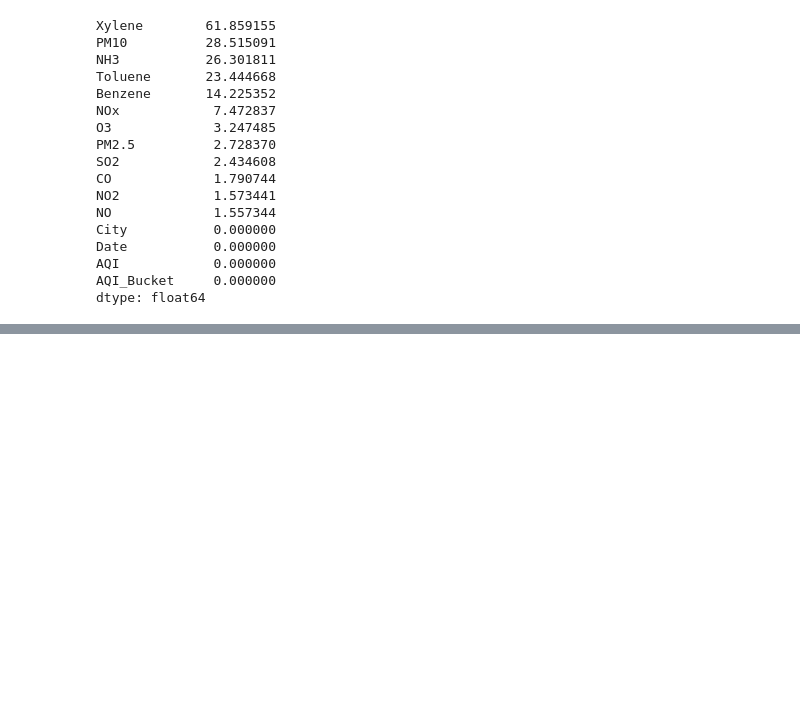
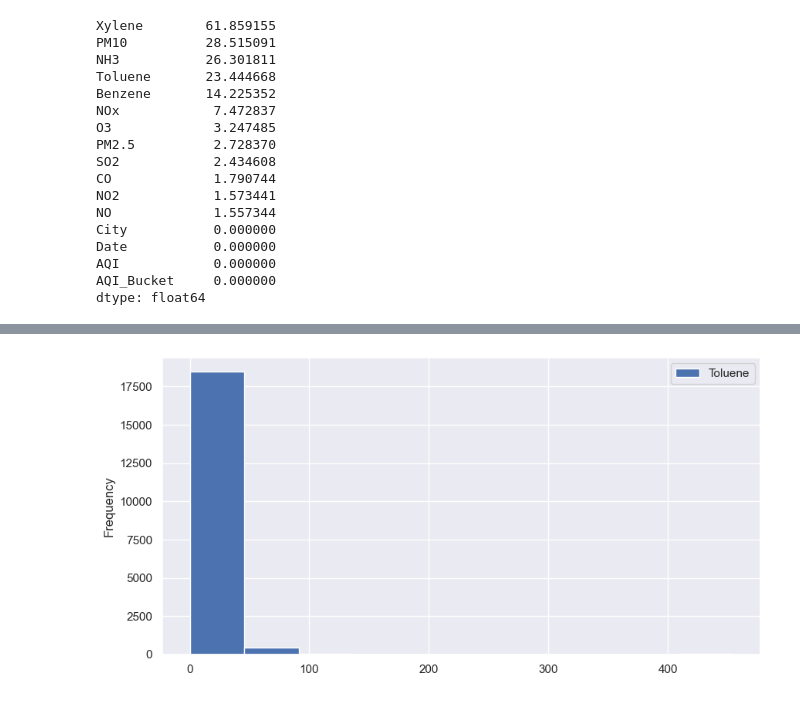
Before and after one commit to Siddhikengar/Air-Quality-Index-Prediction-Model, a Jupyter notebook: AQI_pridiction_model.ipynb, the cells around one changed output, grey strips where cells are left out. Drawn from its saved outputs; the diff is of its cells as text; code cells hidden in the pictures; blank space fills up the shorter version.

```diff
--- a/AQI_pridiction_model.ipynb
+++ b/AQI_pridiction_model.ipynb
@@ -148,0 +174,6 @@ dtype: float64
+# %%
+df['Toluene'].plot(kind = 'hist', figsize=(10,5))
+plt.legend()
+plt.show()
+# %% [output]
+[figure, added]
```
Also changed, not shown: parts of 49 cells of this notebook.
